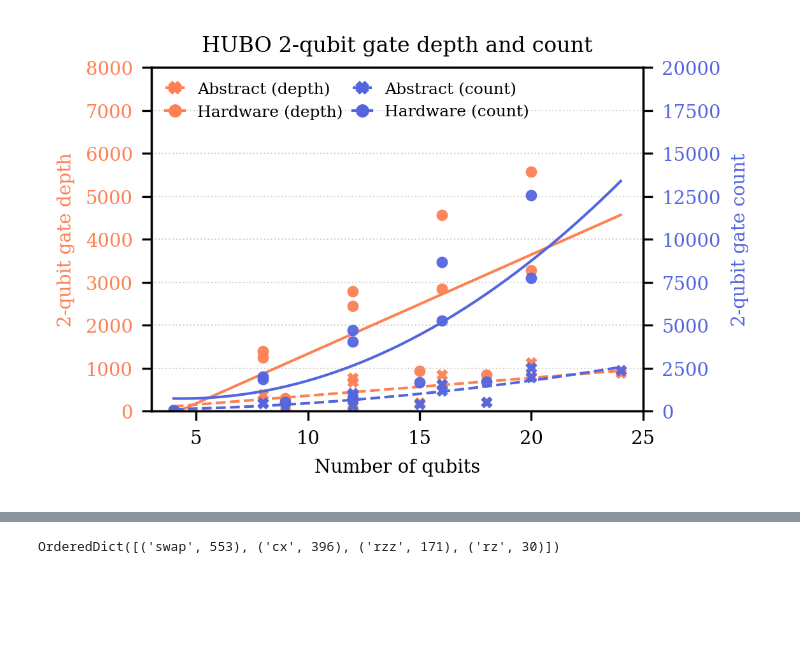
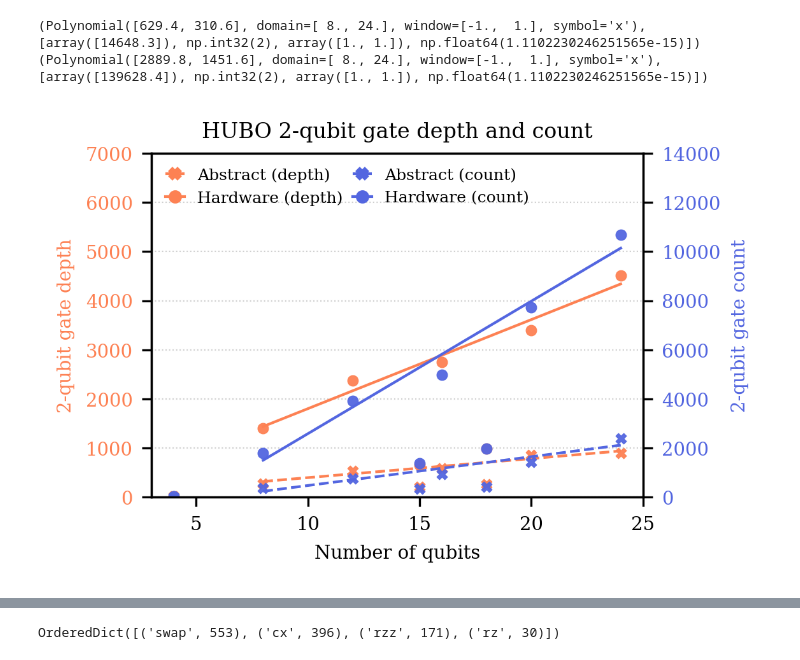
Before and after one commit to JoshCudby/quantum_pangenomics, a Jupyter notebook: new_hubo_formulation/hubo_qaoa/nonvariational/plotting/plot_circuit_depth_width.ipynb, the cells around one changed output, grey strips where cells are left out. Saved outputs shown, nothing was run; the diff lists cells and outputs as text; code cells hidden in the pictures; blank space fills up the shorter version.

```diff
--- a/new_hubo_formulation/hubo_qaoa/nonvariational/plotting/plot_circuit_depth_width.ipynb
+++ b/new_hubo_formulation/hubo_qaoa/nonvariational/plotting/plot_circuit_depth_width.ipynb
@@ -26,3 +28,6 @@ with open(data_file, 'rb') as f:
 data_file = '/lustre/scratch127/qpg/jc59/new_hubo_formulation/circuit_depths/results.couplingheavy-hex.precompute.60.pkl'
 with open(data_file, 'rb') as f:
     res_hardware = pickle.load(f)
+# %%
+files_to_plot = list(res_hardware.keys())
+files_to_plot
@@ -66,7 +89,7 @@ INFO:hubo_qaoa.utils.lr_qaoa:p = 1. Circuit depth: 771
 widths_hardware = []
 depths_hardware = []
 counts_hardware = []
-for filename in res_hardware.keys():
+for filename in files_to_plot:
     cost_circuit = res_hardware[filename]['rzz']['circuit']
     try:
         num_qubits = res[filename]['rzz']['circuit'].num_qubits
@@ -147,9 +182,30 @@ test_N8_W5 20 3282 7758
+# %%
+files_to_fit = [
+    "test_N8_W2" ,
+    "test_N8_W3" ,
+    "test_N8_W4" ,
+    "test_N8_W5" ,
+    "test_N8_W6" ,
+]
+indices_to_fit = [files_to_plot.index(f) for f in files_to_fit]
 # %%
-grid = np.linspace(min(widths[0], widths_hardware[0]), max(widths[-1], widths_hardware[-1]), 100)
-p_depth = np.polynomial.Polynomial.fit(widths, depths_abstract, 1)
-p_depth_hardware = np.polynomial.Polynomial.fit(widths_hardware, depths_hardware, 1)
-p_count = np.polynomial.Polynomial.fit(widths, counts_abstract, 2)
-p_count_hardware = np.polynomial.Polynomial.fit(widths_hardware, counts_hardware, 2)
+grid = np.linspace(
+    min(widths[indices_to_fit][0], widths_hardware[indices_to_fit][0]),
+    max(widths[indices_to_fit][-1], widths_hardware[indices_to_fit][-1]),
+    100
+)
+
+p_depth = np.polynomial.Polynomial.fit(widths[indices_to_fit], depths_abstract[indices_to_fit], 1, full=True)
+p_depth_hardware = np.polynomial.Polynomial.fit(widths_hardware[indices_to_fit], depths_hardware[indices_to_fit], 1, full=True)
+p_count = np.polynomial.Polynomial.fit(widths[indices_to_fit], counts_abstract[indices_to_fit], 1)
+p_count_hardware = np.polynomial.Polynomial.fit(widths_hardware[indices_to_fit], counts_hardware[indices_to_fit], 1)
+print(p_depth)
+print(p_depth_hardware)
+p_depth = p_depth[0]
+p_depth_hardware = p_depth_hardware[0]
+# %% [output]
+(Polynomial([629.4, 310.6], domain=[ 8., 24.], window=[-1.,  1.], symbol='x'), [array([14648.3]), np.int32(2), array([1., 1.]), np.float64(1.1102230246251565e-15)])
+(Polynomial([2889.8, 1451.6], domain=[ 8., 24.], window=[-1.,  1.], symbol='x'), [array([139628.4]), np.int32(2), array([1., 1.]), np.float64(1.1102230246251565e-15)])
 # %%
 import numpy as np
 import matplotlib.pyplot as plt
@@ -162,11 +218,13 @@ def nice_upper_limit(data, n_ticks=6):
     raw_step = max_val / (n_ticks - 1)
     magnitude = 10 ** np.floor(np.log10(raw_step))
     residual = raw_step / magnitude
-    if residual < 1.5:
+    if residual < 1:
         nice_step = 1 * magnitude
-    elif residual < 2.6:
+    elif residual < 2:
+        nice_step = 2 * magnitude
+    elif residual < 2.5:
         nice_step = 2.5 * magnitude
-    elif residual < 5.1:
+    elif residual < 5:
         nice_step = 5 * magnitude
     else:
         nice_step = 10 * magnitude
@@ -234,7 +292,7 @@ ax2.set_ylabel('2-qubit gate count', color=count_color, fontsize=7)
 ax2.tick_params(axis='y', labelcolor=count_color, labelsize=7)
 
 # ---- nice rounded axes (same number of horizontal gridlines) ----
-n_ticks = 9
+n_ticks = 8
 depth_data = np.concatenate([depths_abstract, depths_hardware])
 depth_upper, depth_step = nice_upper_limit(depth_data, n_ticks)
 ax1.set_ylim(0, depth_upper)
@@ -247,34 +305,34 @@ ax2.yaxis.set_major_locator(MultipleLocator(count_step))
 
 # only draw gridlines from left axis for aligned horizontal guides
 ax1.grid(True, axis='y', linestyle=':', linewidth=0.5, alpha=0.6)
 ax2.grid(False)
 
 # ---- compact combined legend (use 2 columns to conserve vertical space) ----
 legend_elements = [
     Line2D([0], [0], color=depth_color, marker=abstract_marker, linestyle='--',
            markersize=4, linewidth=1.0, label='Abstract (depth)'),
     Line2D([0], [0], color=depth_color, marker=hardware_marker, linestyle='-',
            markersize=4, linewidth=1.0, label='Hardware (depth)'),
     Line2D([0], [0], color=count_color, marker=abstract_marker, linestyle='--',
            markersize=4, linewidth=1.0, label='Abstract (count)'),
     Line2D([0], [0], color=count_color, marker=hardware_marker, linestyle='-',
            markersize=4, linewidth=1.0, label='Hardware (count)'),
 ]
 # place legend inside top-left without a frame, 2 columns
 ax1.legend(handles=legend_elements, loc='upper left', bbox_to_anchor=(0.0, 1.0),
            frameon=False, ncol=2, handlelength=1.2, columnspacing=0.6,
            fontsize=6)
 
 # Title and layout adjustments for the small panel
 ax1.set_title('HUBO 2-qubit gate depth and count', fontsize=8, pad=6)
 fig.subplots_adjust(left=0.11, right=0.94, top=0.88, bottom=0.13)
 
 # Save at publication resolution (vector PDF + PNG)
 fig.savefig('../../../out/hubo_2qubit_depth_count_small.png', bbox_inches='tight', dpi=300)
 
 plt.show()
 # %% [output]
-[figure, old version]
+[figure, new version]
 # %%
 filename = 'test_N4_W5'
 cost_circuit = res_hardware[filename]['rzz']['circuit']
```
Also changed, not shown: parts of 12 cells of this notebook, 23 other files.
